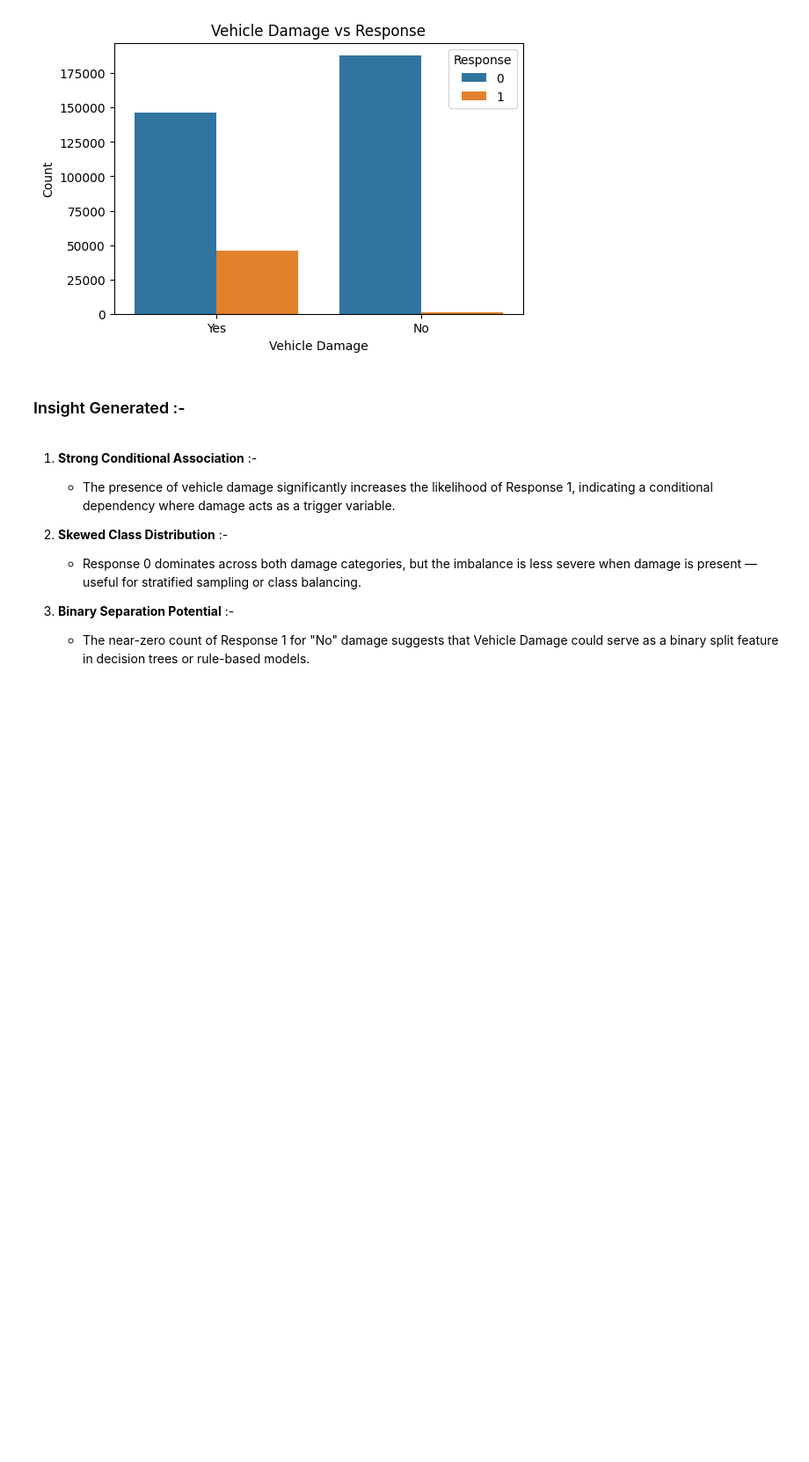
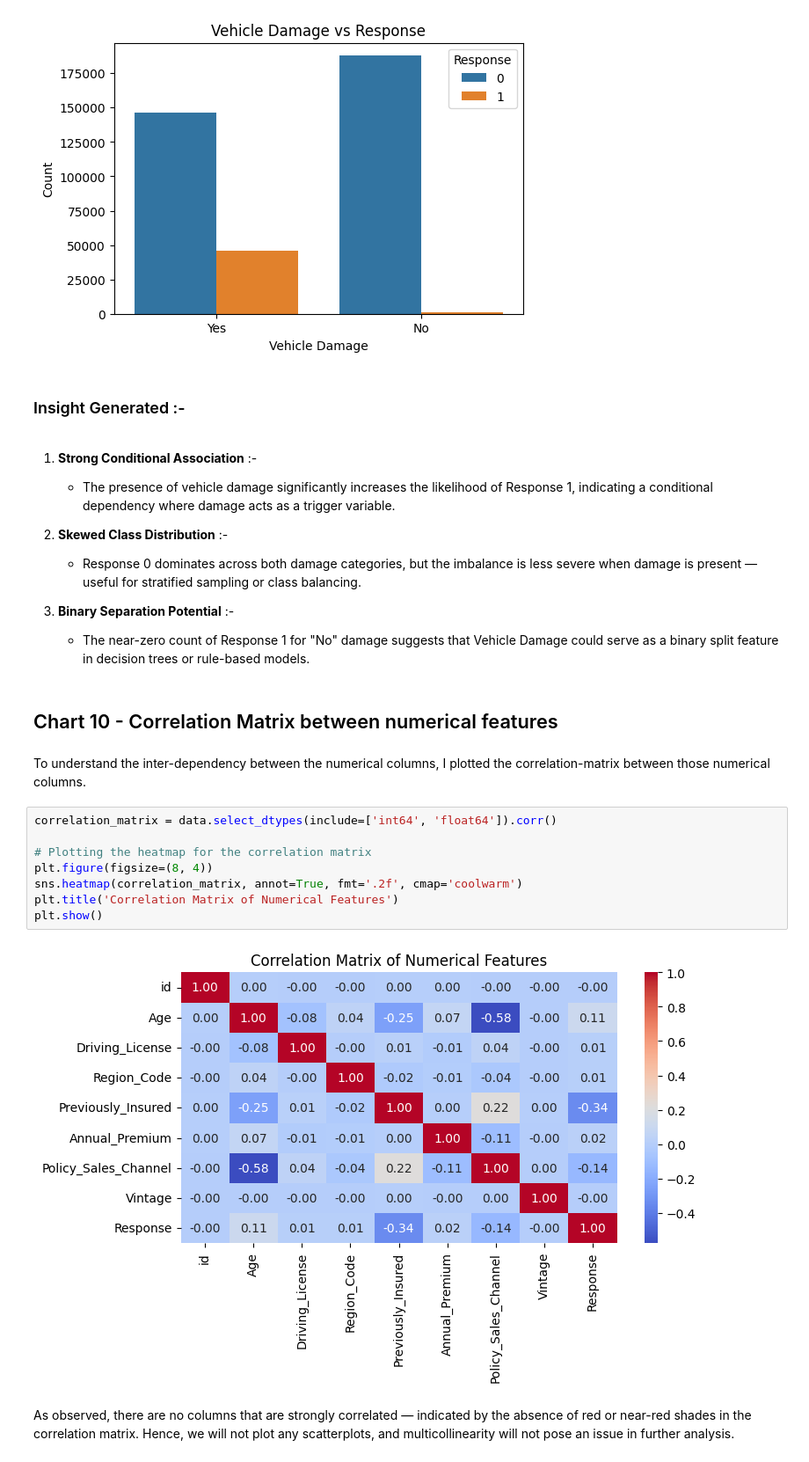
Before and after one commit to Ash99-commits/ML_Health_Insurance_Customers_CrossSell_Prediction, a Jupyter notebook: Health2Vehicle_CrossSell_Insurance_Prediction_by_Ashwani_Kumar_Patra.ipynb, the cells around one changed output. Shown: that part at 88% size. Saved outputs shown, nothing was run; the diff lists cells and outputs as text; blank space fills up the shorter version.

Commit message:
Successfully visualized and driven insights from Chart 10 - Correlation Matrix between numerical features

```diff
--- a/Health2Vehicle_CrossSell_Insurance_Prediction_by_Ashwani_Kumar_Patra.ipynb
+++ b/Health2Vehicle_CrossSell_Insurance_Prediction_by_Ashwani_Kumar_Patra.ipynb
@@ -489,3 +489,19 @@ plt.show()
 
 3. **Binary Separation Potential** :-
     - The near-zero count of Response 1 for "No" damage suggests that Vehicle Damage could serve as a binary split feature in decision trees or rule-based models.
+# %% [markdown]
+## Chart 10 - Correlation Matrix between numerical features
+# %% [markdown]
+To understand the inter-dependency between the numerical columns, I plotted the correlation-matrix between those numerical columns.
+# %%
+correlation_matrix = data.select_dtypes(include=['int64', 'float64']).corr()
+
+# Plotting the heatmap for the correlation matrix
+plt.figure(figsize=(8, 4))
+sns.heatmap(correlation_matrix, annot=True, fmt='.2f', cmap='coolwarm')
+plt.title('Correlation Matrix of Numerical Features')
+plt.show()
+# %% [output]
+[figure, added]
+# %% [markdown]
+As observed, there are no columns that are strongly correlated — indicated by the absence of red or near-red shades in the correlation matrix. Hence, we will not plot any scatterplots, and multicollinearity will not pose an issue in further analysis.
```
